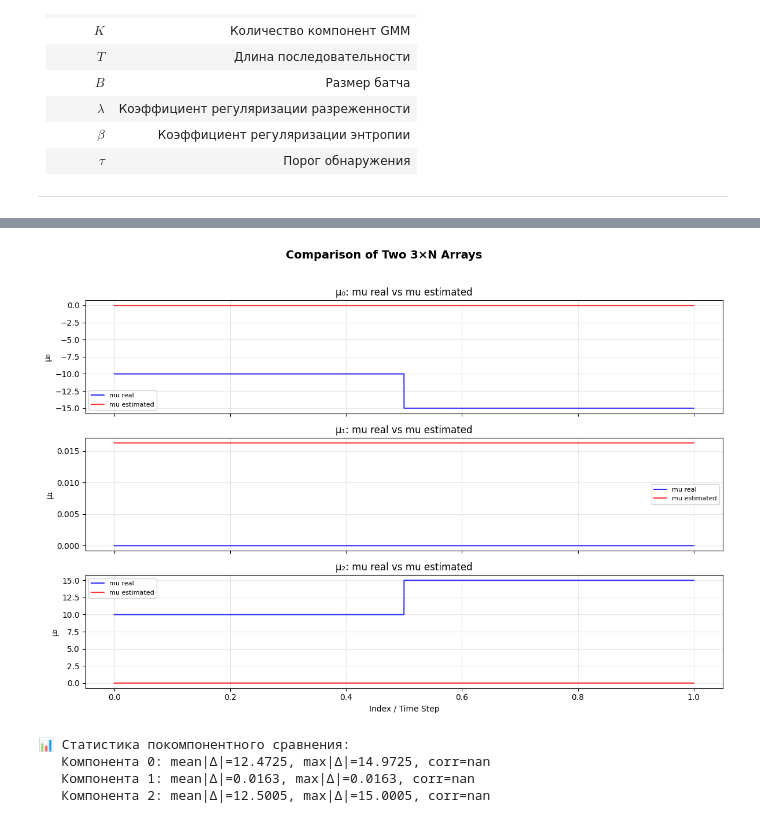
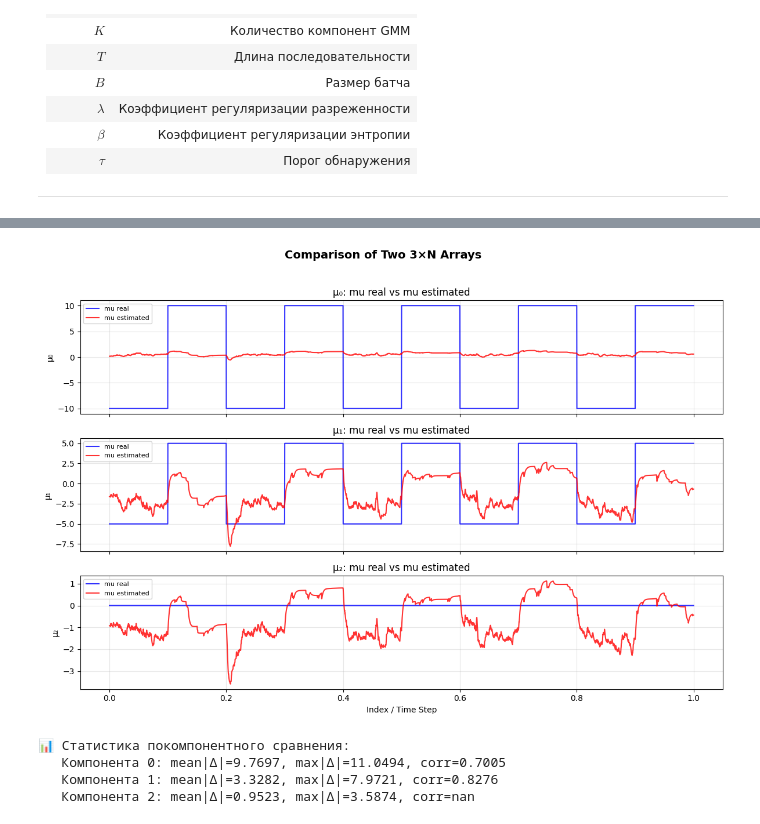
Before and after one commit to kraevskiyAA/NeuroEWS, a Jupyter notebook: notebooks/fit_simple_norm_flow.ipynb, the cells around one changed output, grey strips where cells are left out. Drawn from its saved outputs; the diff is of its cells as text; code cells hidden in the pictures.

```diff
--- a/notebooks/fit_simple_norm_flow.ipynb
+++ b/notebooks/fit_simple_norm_flow.ipynb
@@ -450,21 +371,54 @@ def extract_gmm_parameters(
 # %%
-params = extract_gmm_parameters(model, data, device='cuda')
+from inference import extract_gmm_parameters
 
-mu_real = np.concat((np.tile(np.array([-10, 0, 10]), (5000, 1)), np.tile(np.array([-15, 0, 15]), (5000, 1))))
-var_real = np.sqrt(np.concat((np.tile(np.array([10, 3, 10]), (5000, 1)), np.tile(np.array([15, 9, 15]), (5000, 1)))))
-weights_real = np.concat((np.tile(np.array([0.25, 0.5, 0.25]), (5000, 1)), np.tile(np.array([0.1, 0.8, 0.1]), (5000, 1))))
+params = extract_gmm_parameters(best_model, data, device='cpu')
+
+mu_real = np.concatenate((np.tile(np.array([-10, -5, 0],), (400, 1)),
+                          np.tile(np.array([10, 5, 0]), (400, 1)),
+                          np.tile(np.array([-10, -5, 0],), (400, 1)),
+                          np.tile(np.array([10, 5, 0]), (400, 1)),
+                          np.tile(np.array([-10, -5, 0],), (400, 1)),
+                          np.tile(np.array([10, 5, 0]), (400, 1)),
+                          np.tile(np.array([-10, -5, 0],), (400, 1)),
+                          np.tile(np.array([10, 5, 0]), (400, 1)),
+                          np.tile(np.array([-10, -5, 0],), (400, 1)),
+                          np.tile(np.array([10, 5, 0]), (400, 1))))
+
+
+var_real = np.sqrt(np.concatenate((np.tile(np.array([50, 10, 50]), (400, 1)),
+                                   np.tile(np.array([5, 20, 5]), (400, 1)),
+                                   np.tile(np.array([50, 10, 50]), (400, 1)),
+                                   np.tile(np.array([5, 20, 5]), (400, 1)),
+                                   np.tile(np.array([50]), (400, 1)),
+                                   np.tile(np.array([5, 20, 5]), (400, 1)),
+                                   np.tile(np.array([50, 10, 50]), (400, 1)),
+                                   np.tile(np.array([5, 20, 5]), (400, 1)),
+                                   np.tile(np.array([50, 10, 50]), (400, 1)),
+                                   np.tile(np.array([5, 20, 5]), (400, 1)))))
+
+
+weights_real = np.concatenate((np.tile(np.array([0.3, 0.4, 0.3],), (400, 1)),
+                          np.tile(np.array([0.1, 0.8, 0.1]), (400, 1)),
+                          np.tile(np.array([0.3, 0.4, 0.3],), (400, 1)),
+                          np.tile(np.array([0.1, 0.8, 0.1]), (400, 1)),
+                          np.tile(np.array([0.3, 0.4, 0.3],), (400, 1)),
+                          np.tile(np.array([0.1, 0.8, 0.1]), (400, 1)),
+                          np.tile(np.array([0.3, 0.4, 0.3],), (400, 1)),
+                          np.tile(np.array([0.1, 0.8, 0.1]), (400, 1)),
+                          np.tile(np.array([0.3, 0.4, 0.3],), (400, 1)),
+                          np.tile(np.array([0.1, 0.8, 0.1]), (400, 1))))
 # %%
 plot_3xN_comparison(
-    mu_real.T, params['mu'].T,
+    mu_real.T, pd.DataFrame(params['mu']).ewm(alpha=0.1).mean().T.to_numpy(),
     labels=('mu real', 'mu estimated'),
     component_names=('μ₀', 'μ₁', 'μ₂'),
-    x_axis=np.linspace(0,1,10000),
+    x_axis=np.linspace(0,1,4000),
 )
 # %% [output]
-[figure, old version]
+[figure, new version]
 📊 Статистика покомпонентного сравнения:
-   Компонента 0: mean|Δ|=12.4725, max|Δ|=14.9725, corr=nan
-   Компонента 1: mean|Δ|=0.0163, max|Δ|=0.0163, corr=nan
-   Компонента 2: mean|Δ|=12.5005, max|Δ|=15.0005, corr=nan
+   Компонента 0: mean|Δ|=9.7697, max|Δ|=11.0494, corr=0.7005
+   Компонента 1: mean|Δ|=3.3282, max|Δ|=7.9721, corr=0.8276
+   Компонента 2: mean|Δ|=0.9523, max|Δ|=3.5874, corr=nan
 # %%
 plot_3xN_comparison(
```
Also changed, not shown: parts of 11 cells of this notebook, 3 other files.
